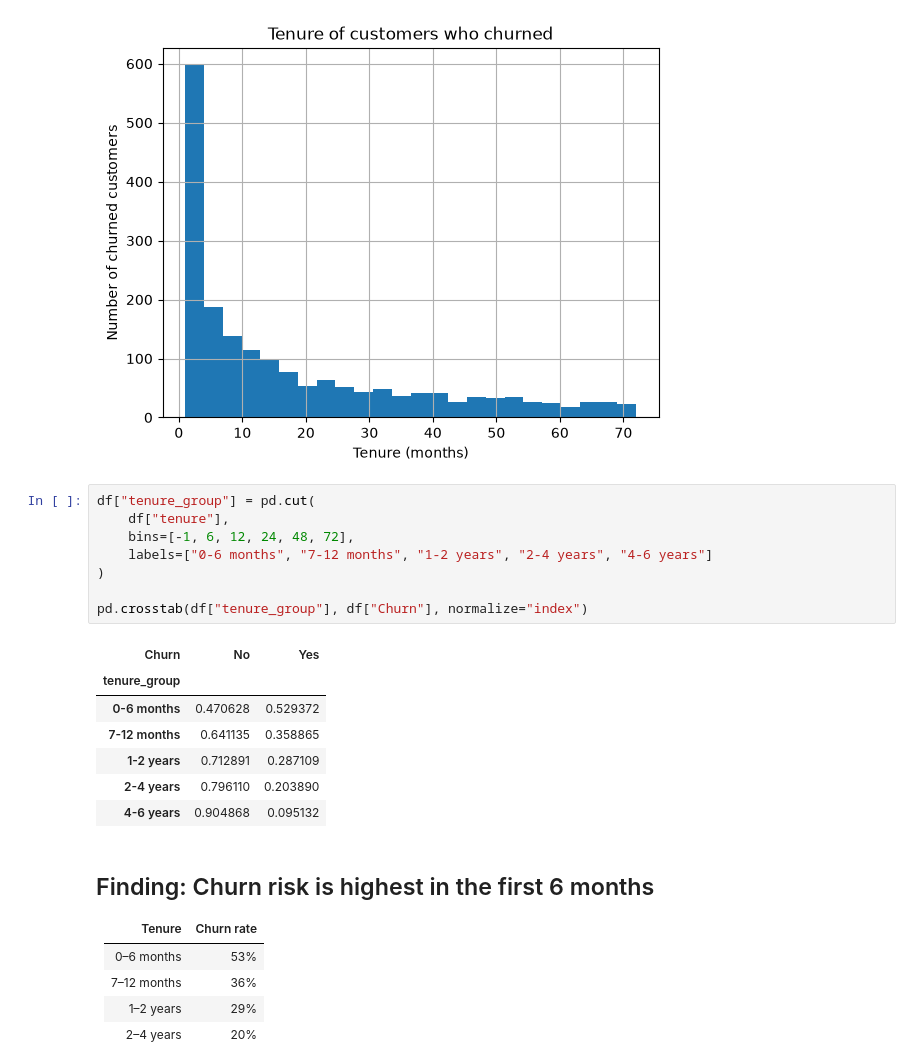
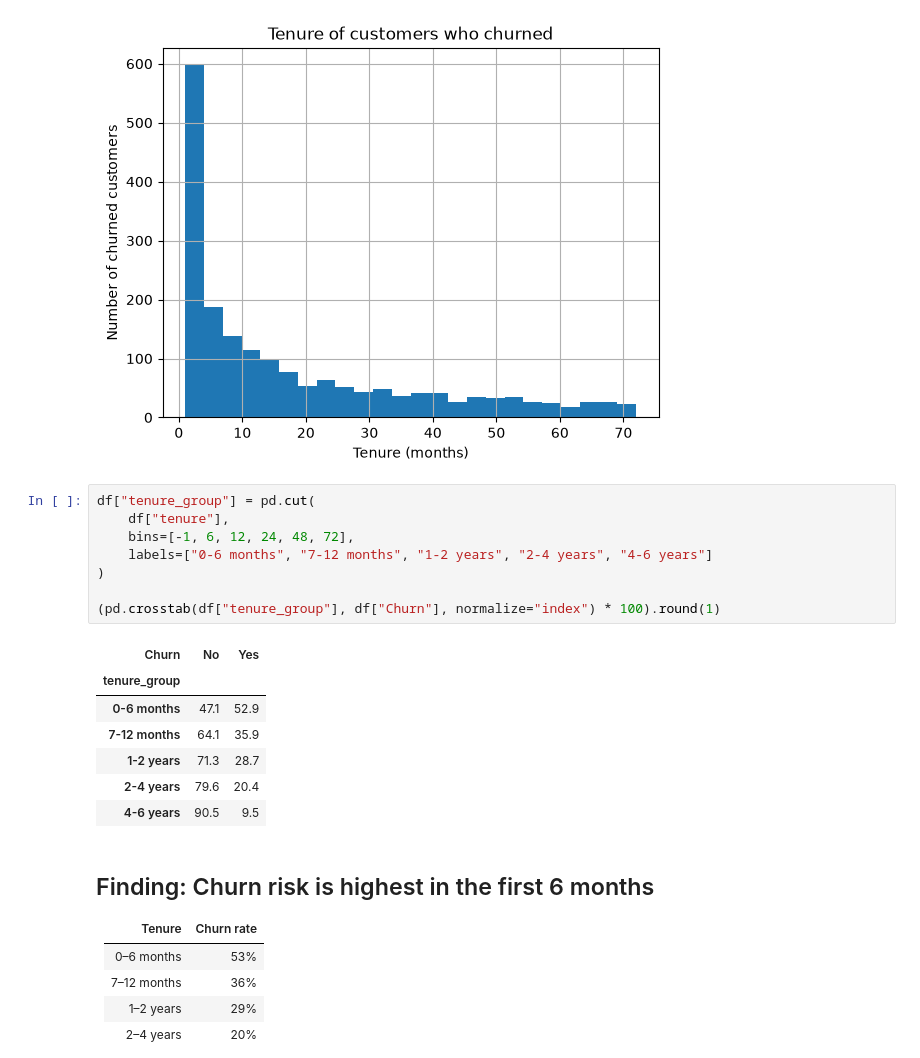
Before and after one commit to mohammadhamayel23/telecom-churn-prediction, a Jupyter notebook: notebooks/01_explore_data.ipynb, the cells around one changed output. Drawn from its saved outputs; the diff is of its cells as text.

```diff
--- a/notebooks/01_explore_data.ipynb
+++ b/notebooks/01_explore_data.ipynb
@@ -136,19 +136,19 @@ plt.show()
 # %%
 df["tenure_group"] = pd.cut(
     df["tenure"],
     bins=[-1, 6, 12, 24, 48, 72],
     labels=["0-6 months", "7-12 months", "1-2 years", "2-4 years", "4-6 years"]
 )
 
-pd.crosstab(df["tenure_group"], df["Churn"], normalize="index")
+(pd.crosstab(df["tenure_group"], df["Churn"], normalize="index") * 100).round(1)
 # %% [output]
 | Churn | No | Yes |
 | tenure_group |  |  |
-| 0-6 months | 0.470628 | 0.529372 |
-| 7-12 months | 0.641135 | 0.358865 |
-| 1-2 years | 0.712891 | 0.287109 |
-| 2-4 years | 0.796110 | 0.203890 |
-| 4-6 years | 0.904868 | 0.095132 |
+| 0-6 months | 47.1 | 52.9 |
+| 7-12 months | 64.1 | 35.9 |
+| 1-2 years | 71.3 | 28.7 |
+| 2-4 years | 79.6 | 20.4 |
+| 4-6 years | 90.5 | 9.5 |
 # %% [markdown]
 ## Finding: Churn risk is highest in the first 6 months
 
```
Also changed, not shown: parts of 2 cells of this notebook, 1 other file.
